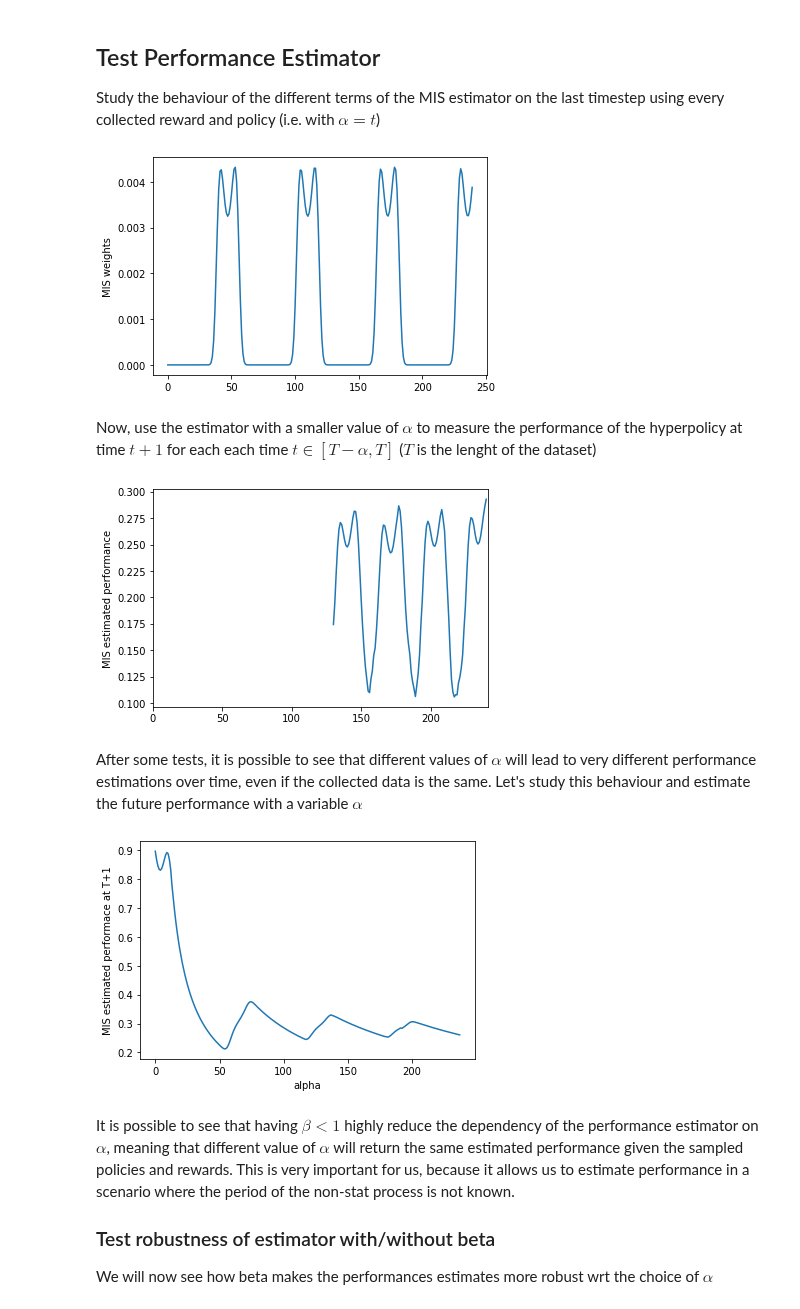
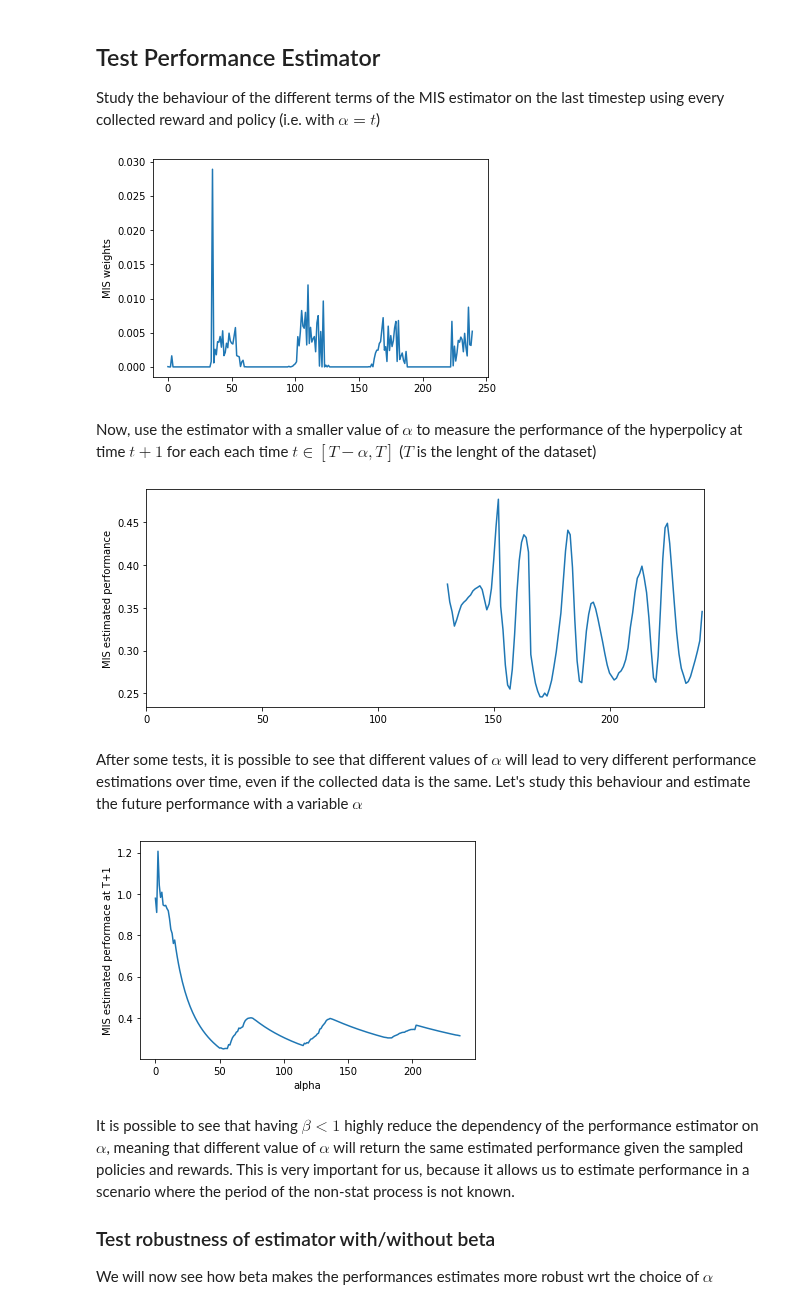
Before and after one commit to francescovidaich964/Como_lake, a Jupyter notebook: bandit_tests/non-stat_contextual_bandits.ipynb, the cells around one changed output. Cells and saved outputs as stored; diff of their text form; code cells hidden in the pictures.

Commit message:
Tests with rewards

```diff
--- a/bandit_tests/non-stat_contextual_bandits.ipynb
+++ b/bandit_tests/non-stat_contextual_bandits.ipynb
@@ -96,12 +96,16 @@ class environment:
         if self.NS_context:
             p_t = sigmoid( x - self.x_mean() )
         else:
-            initial_reward = self.non_stat_process(self.t)
-            p_t = sigmoid( x + initial_reward )
+            #initial_reward = self.non_stat_process(self.t)                  #      ----  ATTENTION  ----
+            #p_t = sigmoid( x + initial_reward )
+            p_t = self.non_stat_process(self.t) + 0.5
 
         # If we want to study the distributions, return parameter instead of reward
         if get_p:
-            return p_t
+            if action:
+                return p_t
+            else:
+                return 1-p_t
 
         # Sample a reward given the chosen action
         if action:
@@ -251,10 +255,10 @@ Tune the problem changing:
 # %%
 
 #### Problem settings ####
-param_based = False
+param_based = True
 NS_context  = False
 remove_context = True
-get_p = False
+get_p = True
 ##########################
 
 
@@ -264,7 +268,7 @@ nu  = hyperpolicy(param_based, sigma_theta=1,
 
 # Initialize environment and the type of problem
 env = environment(NS_context, remove_context, sigma_x=2,
-                  A=5, phi=0.1, psi=np.pi)
+                  A=0.5, phi=0.1, psi=np.pi)
 
 # Play the hyperpolicy
 contexts, thetas, rewards, actions, NS_process, theta_means = env.play(nu, n_steps=240, get_p=get_p)
@@ -383,26 +387,28 @@ plt.plot(MIS_terms)
 plt.ylabel("MIS weights")
 plt.show()
 # %% [output]
-[figure, old version]
+[figure, new version]
 # %% [markdown]
 Now, use the estimator with a smaller value of $\alpha$ to measure the performance of the hyperpolicy at time $t+1$ for each each time $t\in[T-\alpha,T]$ ($T$ is the lenght of the dataset)
 # %%
 # Prepare array to contain estimated performances
 alpha = 130
 performances = np.array([])
 
 # Compute performances
 for t in tqdm(range(alpha, len(rewards)+1)):
     MIS_performance = MIS_estimator(nu, thetas[t-alpha:t+1], rewards[t-alpha:t+1], t, beta=1)
     performances = np.append(performances, MIS_performance)
 
 # Plot the perfromances as function of time
+plt.figure(figsize=[10,4])
 plt.plot(np.arange(alpha, len(rewards)+1), performances)
 plt.ylabel("MIS estimated performance")
 plt.xlim(0, len(rewards)+1)
+#plt.gca().xaxis.set_major_locator(plt.MultipleLocator(10))
 plt.show()
 # %% [output]
-[figure, old version]
+[figure, new version]
 # %% [markdown]
 After some tests, it is possible to see that different values of $\alpha$ will lead to very different performance estimations over time, even if the collected data is the same. Let's study this behaviour and estimate the future performance with a variable $\alpha$
 # %%
@@ -421,7 +427,7 @@ plt.xlabel("alpha")
 plt.ylabel("MIS estimated performace at T+1")
 plt.show()
 # %% [output]
-[figure, old version]
+[figure, new version]
 # %% [markdown]
 It is possible to see that having $\beta<1$ highly reduce the dependency of the performance estimator on $\alpha$, meaning that different value of $\alpha$ will return the same estimated performance given the sampled policies and rewards. This is very important for us, because it allows us to estimate performance in a scenario where the period of the non-stat process is not known.
 
```
Also changed, not shown: parts of 3 cells of this notebook.
